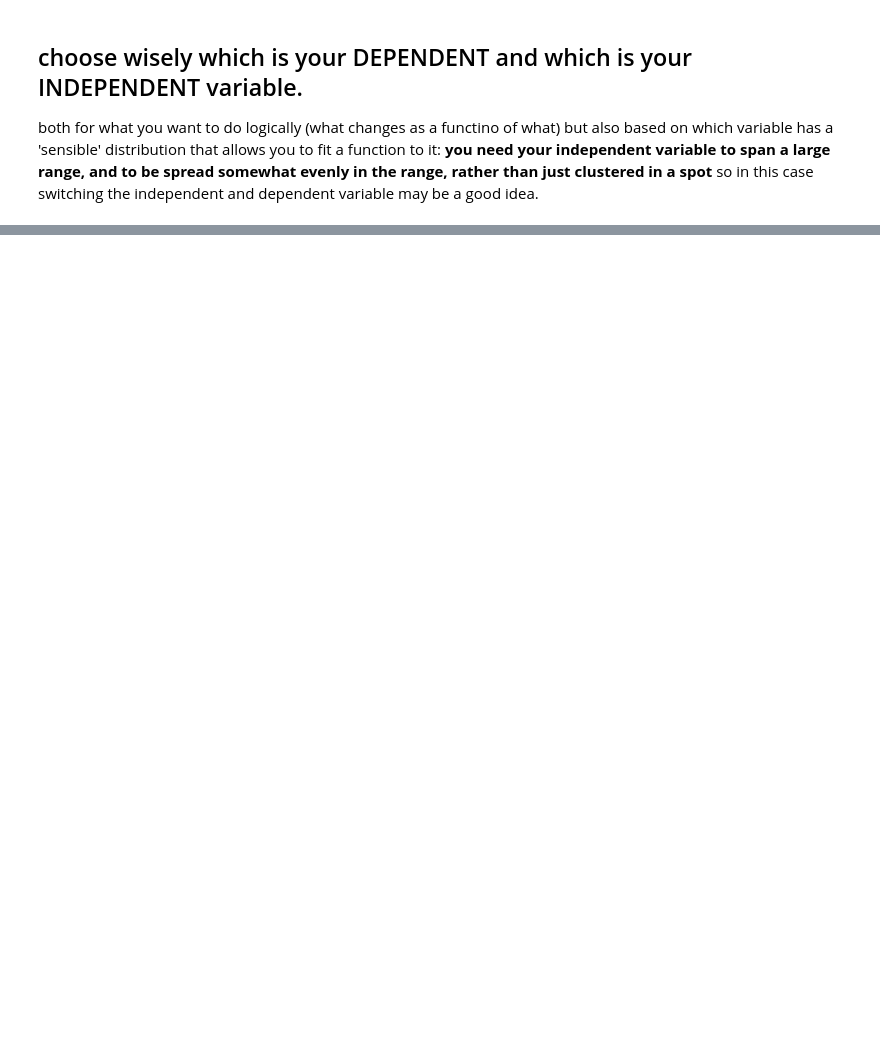
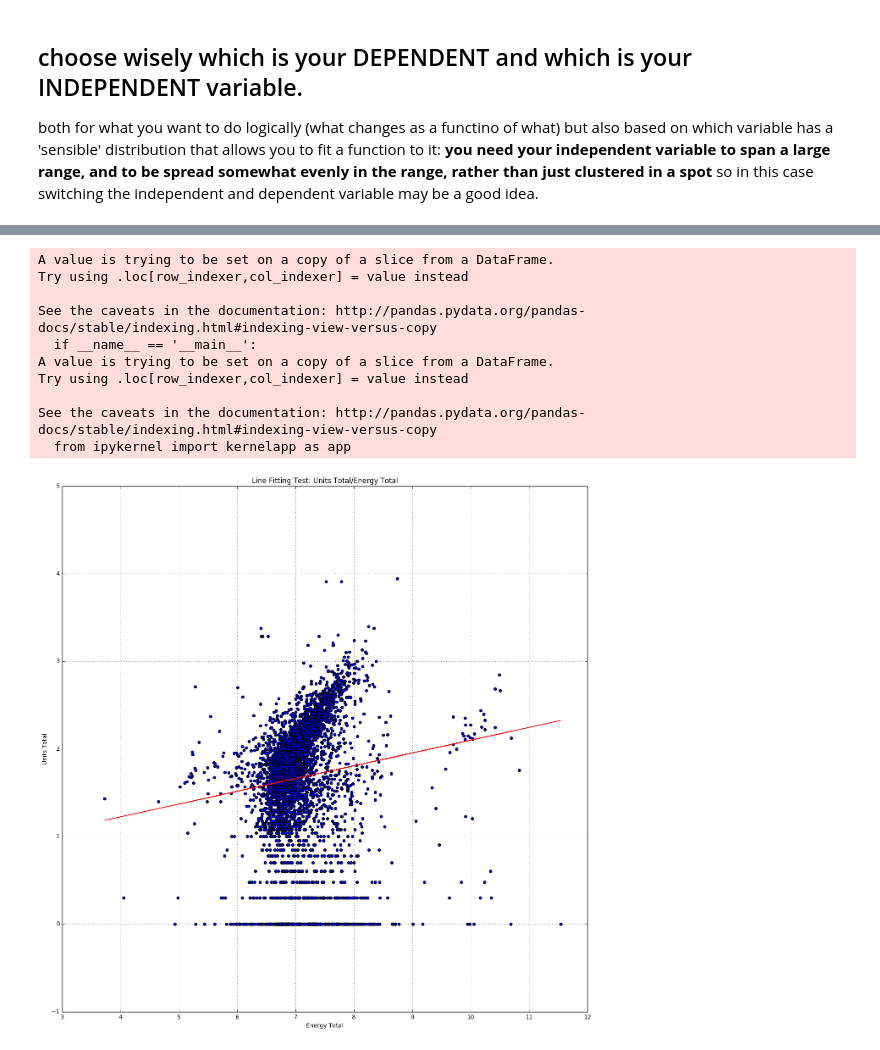
Before and after one commit to yc2839/PUI2016_bja282, a Jupyter notebook: HW6_bja282/HW6_1.ipynb, the cells around one changed output, grey strips where cells are left out. Saved outputs shown, nothing was run; the diff lists cells and outputs as text; code cells hidden in the pictures; blank space fills up the shorter version.

```diff
--- a/HW6_bja282/HW6_1.ipynb
+++ b/HW6_bja282/HW6_1.ipynb
@@ -385 +393,32 @@ both for what you want to do logically (what changes as a functino of what) but
+# %%
+bblnrgdata['logenergy']=np.log10(bblnrgdata['Energy Total'])
+bblnrgdata['logunits']=np.log10(bblnrgdata['UnitsTotal'])
+y=np.log10(bblnrgdata['UnitsTotal'])
+x=np.log10(bblnrgdata['Energy Total'])
+
+(m,b) = polyfit(x,y,1)
+yp = polyval([m,b],x)
+
+pl.figure(figsize=(16,16))
+pl.title('Line Fitting Test: Units Total/Energy Total')
+pylab.xlabel('Energy Total')
+pylab.ylabel('Units Total')
+#pl.ylim(-1, 10)
+#pl.xlim(3, 8)
+pl.scatter(x, y)
+pl.plot(x, yp, color="red")
+grid(True)
+pl.show()
+# %% [output]
+A value is trying to be set on a copy of a slice from a DataFrame.
+Try using .loc[row_indexer,col_indexer] = value instead
+
+See the caveats in the documentation: http://pandas.pydata.org/pandas-docs/stable/indexing.html#indexing-view-versus-copy
+  if __name__ == '__main__':
+A value is trying to be set on a copy of a slice from a DataFrame.
+Try using .loc[row_indexer,col_indexer] = value instead
+
+See the caveats in the documentation: http://pandas.pydata.org/pandas-docs/stable/indexing.html#indexing-view-versus-copy
+  from ipykernel import kernelapp as app
+[figure, added]
 # %% [markdown]
```
Also changed, not shown: parts of 15 cells of this notebook.
